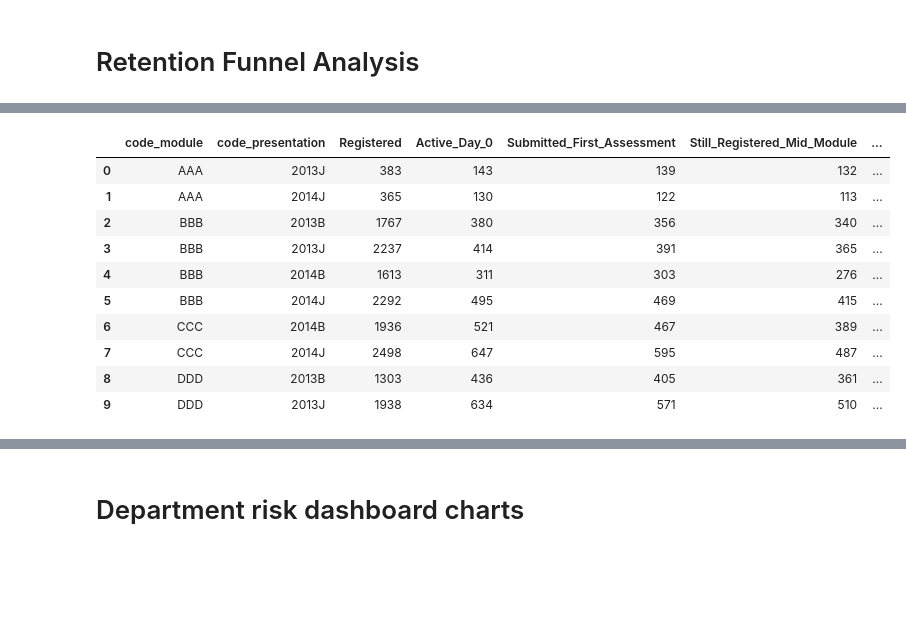
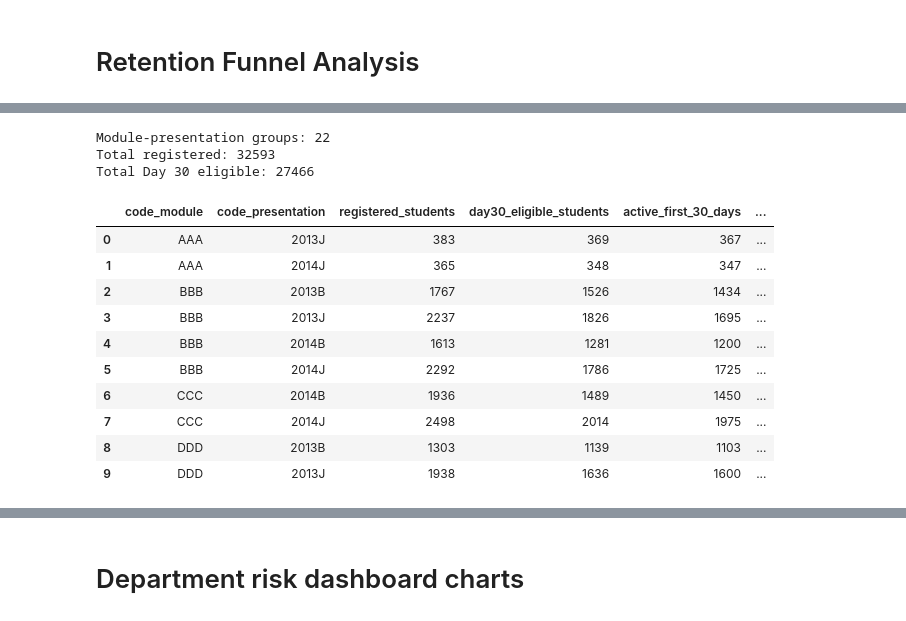
Before and after one commit to SruthiGS-Gito/sar-ai-early-warning-intervention-recommender, a Jupyter notebook: notebooks/student-academic-risk..ipynb, the cells around one changed output, grey strips where cells are left out. Cells and saved outputs as stored; diff of their text form; code cells hidden in the pictures; blank space fills up the shorter version.

```diff
--- a/notebooks/student-academic-risk..ipynb
+++ b/notebooks/student-academic-risk..ipynb
@@ -1228,14 +1231,26 @@ Create the initial funnel dataset using student registration details, including
 # %%
+
+# Create one internal record per student, module and presentation.
 funnel = registration[
     KEY + ["date_registration", "date_unregistration"]
+].drop_duplicates(subset=KEY).copy()
+
+results = student_info[
+    KEY + ["final_result"]
 ].drop_duplicates()
 
 funnel = funnel.merge(
-    student_info[KEY + ["final_result"]],
+    results,
     on=KEY,
-    how="left"
+    how="left",
+    validate="one_to_one"
 )
 
-print(funnel.head())
-print("Total registered records:", len(funnel))
+assert not funnel.duplicated(KEY).any(), (
+    "Duplicate student-module-presentation records found."
+)
+
+print("Base retention dataset created.")
+print("Registered records:", len(funnel))
+print("Duplicate student records:", int(funnel.duplicated(KEY).sum()))
 # %% [output]
@@ -1424,27 +1497,43 @@ Group students by module and presentation to calculate the total registered stud
 # %%
+# Aggregate counts only; do not display individual student records.
+funnel_counts = (
+    funnel.groupby(GROUP_KEYS)
+    .agg(
+        registered_students=("Stage_Registered", "sum"),
+        day30_eligible_students=("Stage_Day30_Eligible", "sum"),
+        active_first_30_days=("Stage_Active_First_30_Days", "sum"),
+        first_assessment_submitted=("Stage_First_Assessment_Submitted", "sum"),
+        still_registered_mid_module=("Stage_Still_Registered_Mid_Module", "sum"),
+        completed_students=("Stage_Completed_Module", "sum"),
+        passed_students=("Stage_Passed", "sum")
+    )
+    .reset_index()
+)
 
-funnel_counts = funnel.groupby(
-    ["code_module", "code_presentation"]
-).agg(
-    Registered=("id_student", "nunique"),
-    Active_Day_0=("Funnel_Active_Day_0", "sum"),
-    Submitted_First_Assessment=("Funnel_First_Assessment", "sum"),
-    Still_Registered_Mid_Module=("Funnel_Mid_Module", "sum"),
-    Completed_Module=("Funnel_Completed", "sum"),
-    Passed=("Funnel_Passed", "sum")
-).reset_index()
+print("Module-presentation groups:", len(funnel_counts))
+print(
+    "Total registered:",
+    int(funnel_counts["registered_students"].sum())
+)
+print(
+    "Total Day 30 eligible:",
+    int(funnel_counts["day30_eligible_students"].sum())
+)
 
 display(funnel_counts.head(10))
 # %% [output]
+Module-presentation groups: 22
+Total registered: 32593
+Total Day 30 eligible: 27466
-|  | code_module | code_presentation | Registered | Active_Day_0 | Submitted_First_Assessment | Still_Registered_Mid_Module | ... |
-| 0 | AAA | 2013J | 383 | 143 | 139 | 132 | ... |
-| 1 | AAA | 2014J | 365 | 130 | 122 | 113 | ... |
-| 2 | BBB | 2013B | 1767 | 380 | 356 | 340 | ... |
-| 3 | BBB | 2013J | 2237 | 414 | 391 | 365 | ... |
-| 4 | BBB | 2014B | 1613 | 311 | 303 | 276 | ... |
-| 5 | BBB | 2014J | 2292 | 495 | 469 | 415 | ... |
-| 6 | CCC | 2014B | 1936 | 521 | 467 | 389 | ... |
-| 7 | CCC | 2014J | 2498 | 647 | 595 | 487 | ... |
-| 8 | DDD | 2013B | 1303 | 436 | 405 | 361 | ... |
-| 9 | DDD | 2013J | 1938 | 634 | 571 | 510 | ... |
+|  | code_module | code_presentation | registered_students | day30_eligible_students | active_first_30_days | ... |
+| 0 | AAA | 2013J | 383 | 369 | 367 | ... |
+| 1 | AAA | 2014J | 365 | 348 | 347 | ... |
+| 2 | BBB | 2013B | 1767 | 1526 | 1434 | ... |
+| 3 | BBB | 2013J | 2237 | 1826 | 1695 | ... |
+| 4 | BBB | 2014B | 1613 | 1281 | 1200 | ... |
+| 5 | BBB | 2014J | 2292 | 1786 | 1725 | ... |
+| 6 | CCC | 2014B | 1936 | 1489 | 1450 | ... |
+| 7 | CCC | 2014J | 2498 | 2014 | 1975 | ... |
+| 8 | DDD | 2013B | 1303 | 1139 | 1103 | ... |
+| 9 | DDD | 2013J | 1938 | 1636 | 1600 | ... |
 # %%
```
Also changed, not shown: parts of 21 cells of this notebook.
